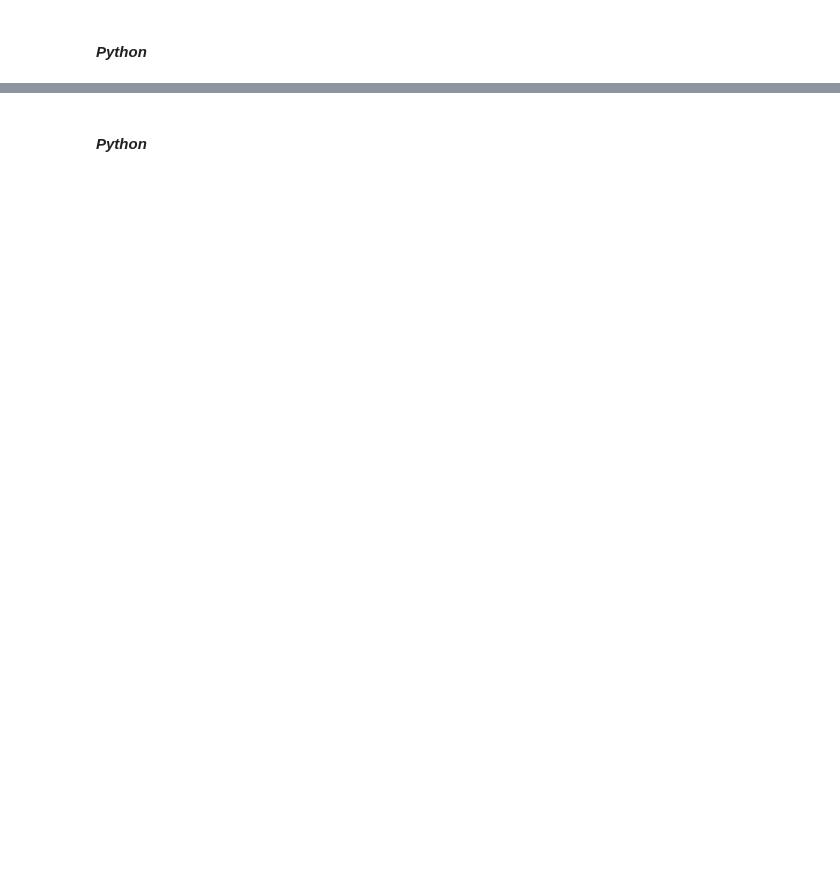
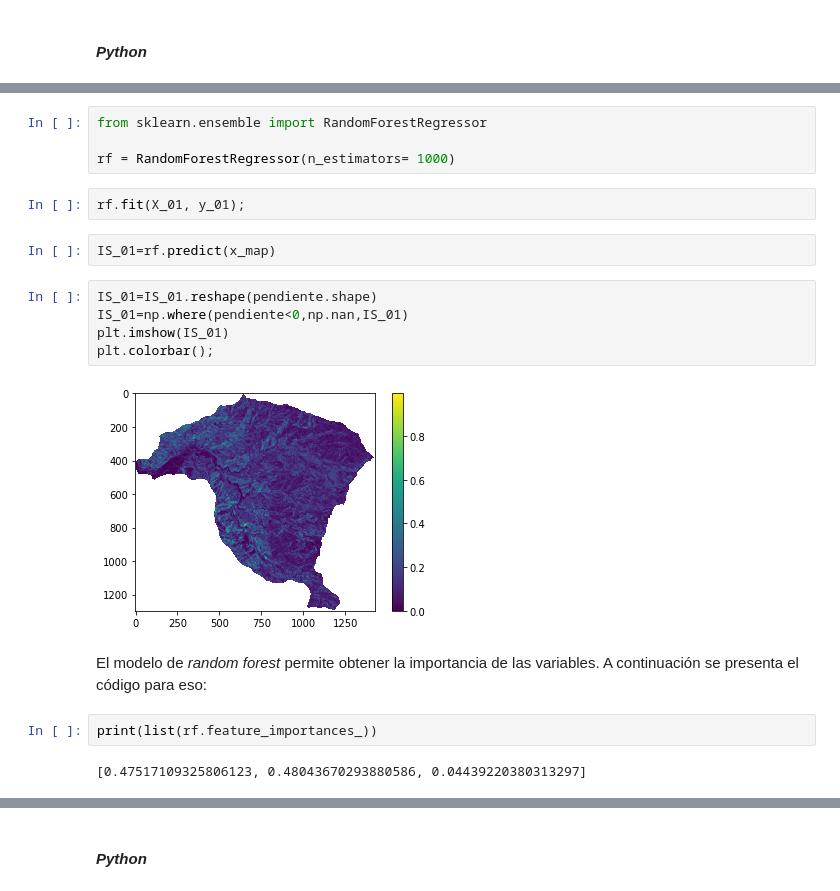
Before and after one commit to edieraristizabal/Libro_cartoGeotecnia, a Jupyter notebook: _sources/08_bivariado.ipynb, the cells around one changed output, grey strips where cells are left out. Drawn from its saved outputs; the diff is of its cells as text; blank space fills up the shorter version.

```diff
--- a/_sources/08_bivariado.ipynb
+++ b/_sources/08_bivariado.ipynb
@@ -1255,3 +1330,24 @@ Intrepretación geométrica de *random forest**
+# %%
+from sklearn.ensemble import RandomForestRegressor
+
+rf = RandomForestRegressor(n_estimators= 1000)
+# %%
+rf.fit(X_01, y_01);
+# %%
+IS_01=rf.predict(x_map)
+# %%
+IS_01=IS_01.reshape(pendiente.shape)
+IS_01=np.where(pendiente<0,np.nan,IS_01)
+plt.imshow(IS_01)
+plt.colorbar();
+# %% [output]
+[figure, added]
+# %% [markdown]
+El modelo de *random forest* permite obtener la importancia de las variables. A continuación se presenta el código para eso:
+# %%
+print(list(rf.feature_importances_))
+# %% [output]
+[0.47517109325806123, 0.48043670293880586, 0.04439220380313297]
 # %% [markdown]
 ### Redes neuronales
 Una red neuronal artificial es un grupo interconectado de nodos similar a la vasta red de neuronas en un cerebro biológico. Cada nodo circular representa una neurona artificial y cada flecha representa una conexión desde la salida de una neurona a la entrada de otra.
```
Also changed, not shown: parts of 27 cells of this notebook, 26 other files.
